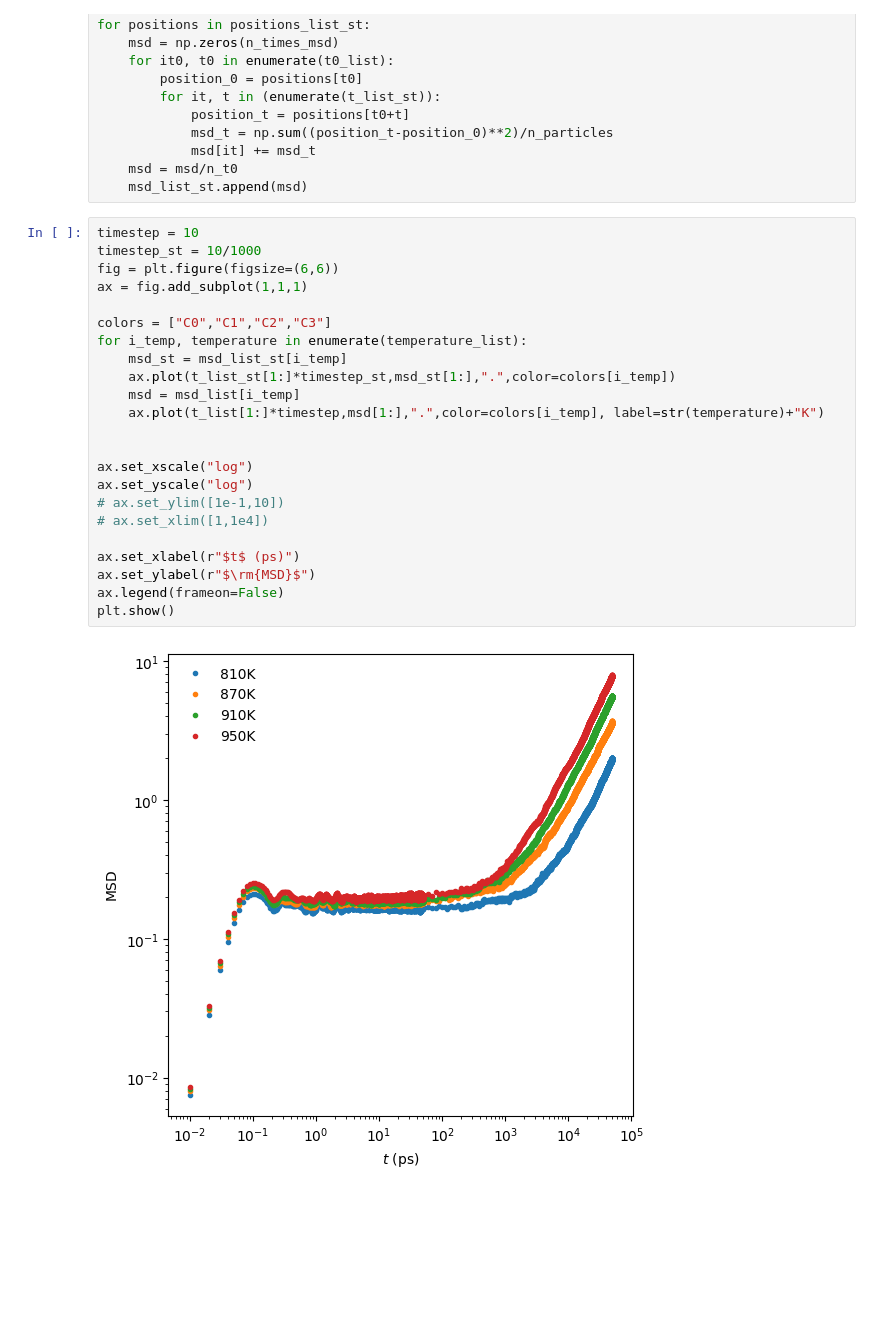
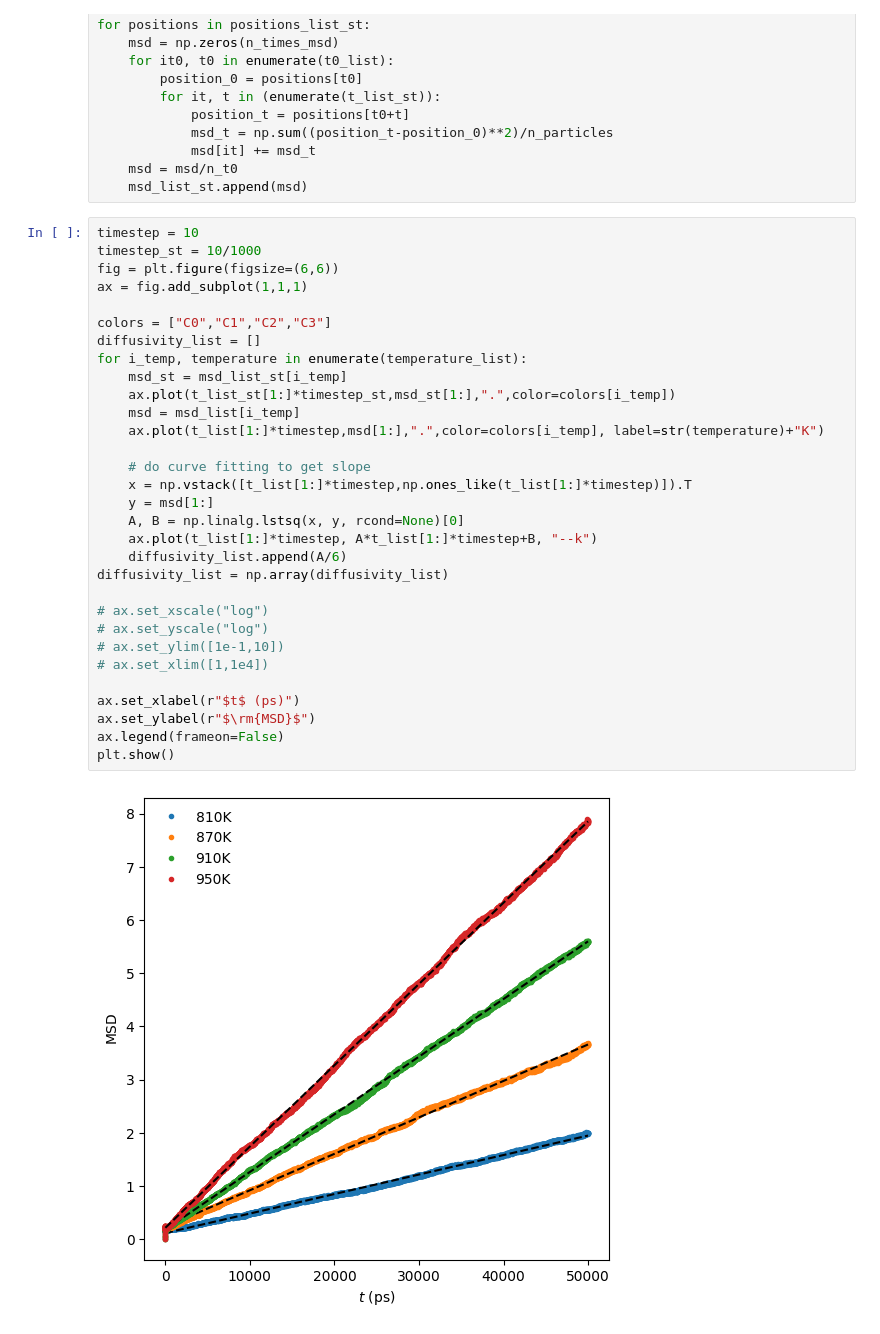
Before and after one commit to ch-tung/ABCD_J, a Jupyter notebook: EAM/LAMMPS/test_MSD.ipynb, the cells around one changed output. Drawn from its saved outputs; the diff is of its cells as text; blank space fills up the shorter version.

Commit message:
calculate diffusivity

```diff
--- a/EAM/LAMMPS/test_MSD.ipynb
+++ b/EAM/LAMMPS/test_MSD.ipynb
@@ -119,25 +119,33 @@ for positions in positions_list_st:
 # %%
 timestep = 10
 timestep_st = 10/1000
 fig = plt.figure(figsize=(6,6))
 ax = fig.add_subplot(1,1,1)
 
 colors = ["C0","C1","C2","C3"]
+diffusivity_list = []
 for i_temp, temperature in enumerate(temperature_list):
     msd_st = msd_list_st[i_temp]
     ax.plot(t_list_st[1:]*timestep_st,msd_st[1:],".",color=colors[i_temp])
     msd = msd_list[i_temp]
     ax.plot(t_list[1:]*timestep,msd[1:],".",color=colors[i_temp], label=str(temperature)+"K")
 
+    # do curve fitting to get slope
+    x = np.vstack([t_list[1:]*timestep,np.ones_like(t_list[1:]*timestep)]).T
+    y = msd[1:]
+    A, B = np.linalg.lstsq(x, y, rcond=None)[0]
+    ax.plot(t_list[1:]*timestep, A*t_list[1:]*timestep+B, "--k")
+    diffusivity_list.append(A/6)
+diffusivity_list = np.array(diffusivity_list)
 
-ax.set_xscale("log")
-ax.set_yscale("log")
+# ax.set_xscale("log")
+# ax.set_yscale("log")
 # ax.set_ylim([1e-1,10])
 # ax.set_xlim([1,1e4])
 
 ax.set_xlabel(r"$t$ (ps)")
 ax.set_ylabel(r"$\rm{MSD}$")
 ax.legend(frameon=False)
 plt.show()
 # %% [output]
-[figure, old version]
+[figure, new version]
```
Also changed, not shown: parts of 1 cell of this notebook.
